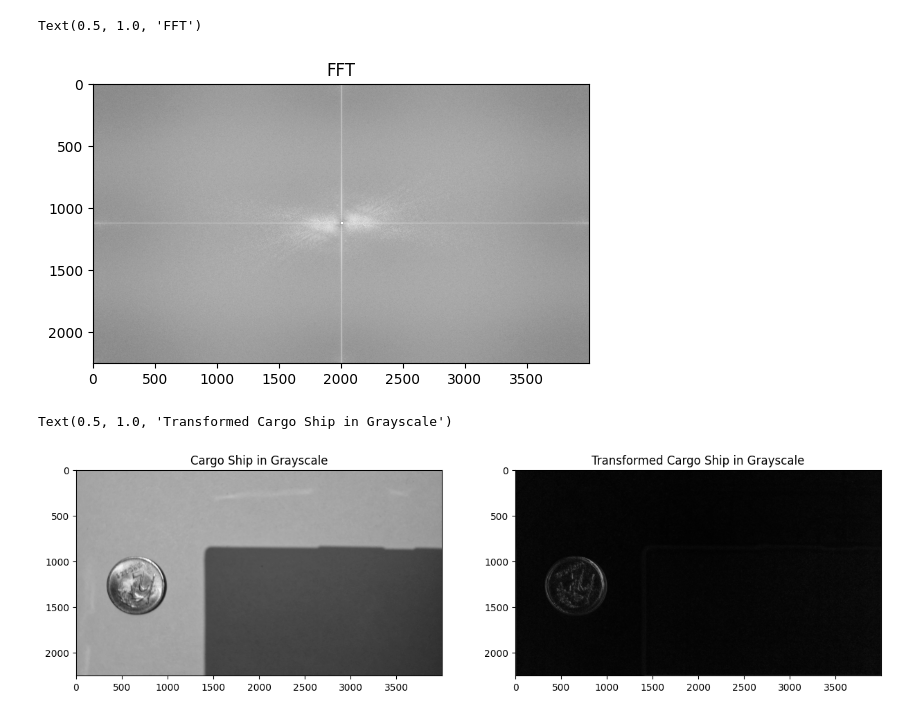
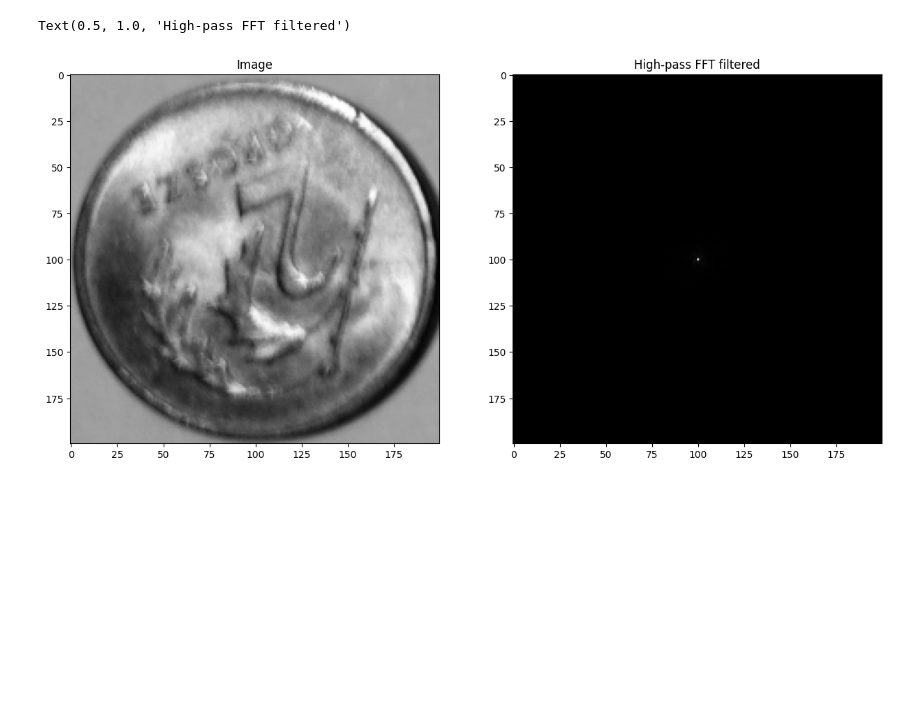
Before and after one commit to Jantarox/aoc, a Jupyter notebook: src/aoc/fft_upper.ipynb, the cells around one changed output. Cells and saved outputs as stored; diff of their text form; code cells hidden in the pictures; blank space fills up the shorter version.

```diff
--- a/src/aoc/fft_upper.ipynb
+++ b/src/aoc/fft_upper.ipynb
@@ -7,4 +22,0 @@ import numpy as np
-# %%
-image = skimage.io.imread("data/20241117_213835.jpg")
-image = rgb2gray(image)
-skimage.io.imshow(image)
@@ -26,20 +30,10 @@ np.complex128(1+0j)
-# %%
-def gaussuian_mask(shape, sigma=90):
-    mask = np.zeros(shape)
-    for i in range(shape[0]):
-        for j in range(shape[1]):
-            mask[i, j] = np.exp(
-                -((i - shape[0] // 2) ** 2 + (j - shape[1] // 2) ** 2) / (2 * sigma**2)
-            )
-    return mask
-
-
-def convolve(image, kernel):
-    return np.fft.ifft2(np.fft.ifftshift(np.fft.fft2(image) * np.fft.fftshift(kernel)))
-
-
-mask = gaussuian_mask(image.shape, 90)
 # %%
+from aoc.utils import gaussuian_mask
+
+mask_sigma = 15
+
+mask = gaussuian_mask(resize_shape, mask_sigma)
+
 plt.imshow(mask, cmap="gray")
 plt.title("Mask")
 # %% [output]
@@ -48,17 +42,15 @@ Text(0.5, 1.0, 'Mask')
-# %%
-filtered = fft_image * (1 - mask)
-
-plt.imshow(np.log(abs(filtered)), cmap="gray")
-plt.title("FFT")
-# %% [output]
-Text(0.5, 1.0, 'FFT')
-[figure, removed]
 # %%
+from aoc.utils import convolve_mask
+
+filtered = convolve_mask(fft_image, mask)
+
 fig, ax = plt.subplots(1, 2, figsize=(15, 15))
+
+
 ax[0].imshow(image, cmap="gray")
-ax[0].set_title("Cargo Ship in Grayscale")
-ax[1].imshow(abs(np.fft.ifft2(filtered)), cmap="gray")
-ax[1].set_title("Transformed Cargo Ship in Grayscale")
+ax[0].set_title("Image")
+ax[1].imshow(filtered, cmap="gray")
+ax[1].set_title("High-pass FFT filtered")
 # %% [output]
-Text(0.5, 1.0, 'Transformed Cargo Ship in Grayscale')
+Text(0.5, 1.0, 'High-pass FFT filtered')
-[figure, old version]
+[figure, new version]
```
Also changed, not shown: parts of 5 cells of this notebook, 2 other files.
